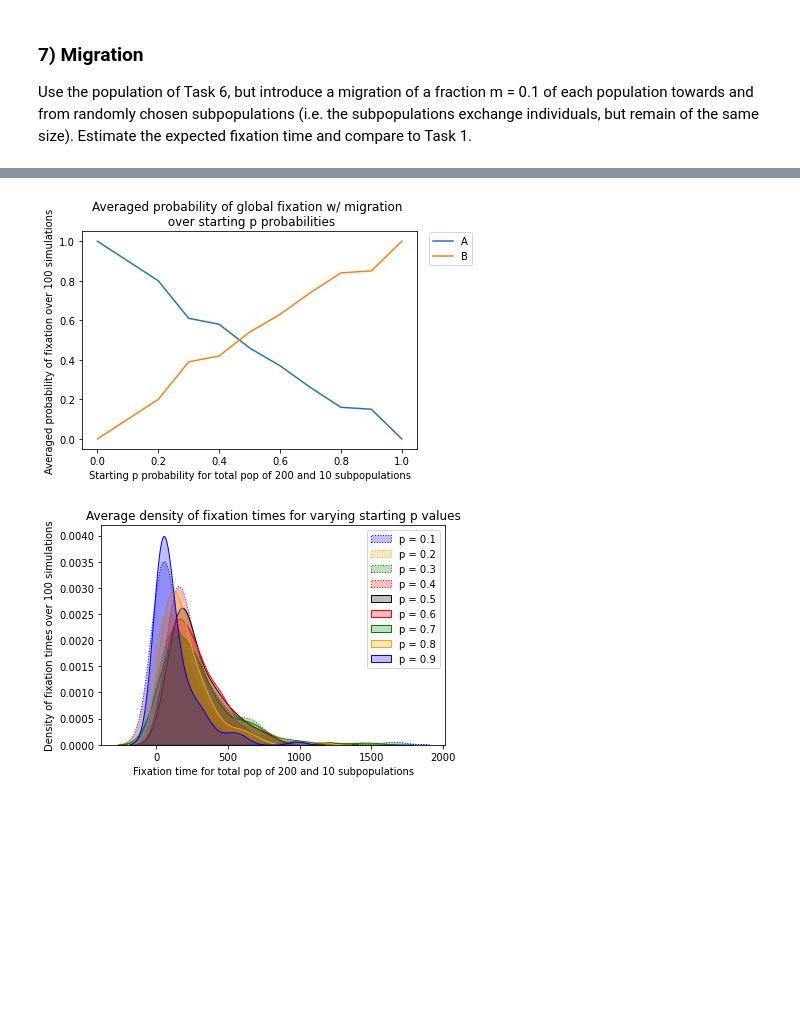
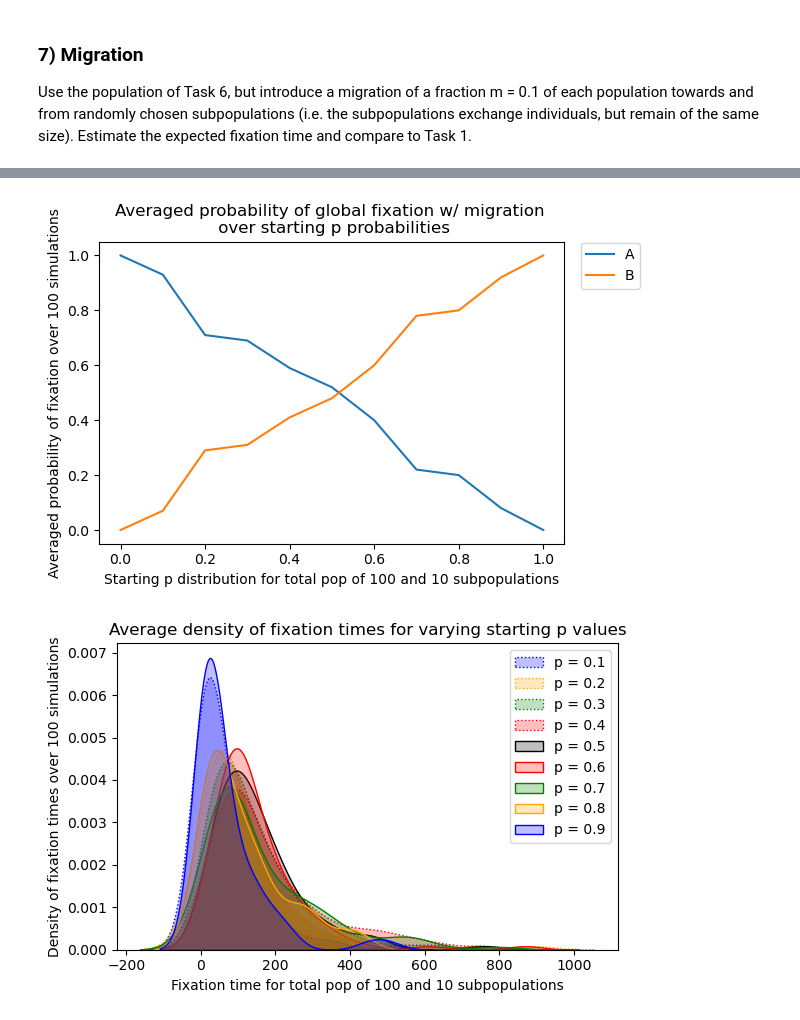
Before and after one commit to yann-zhong/GPOP-Project-YZ, a Jupyter notebook: Project_Yann_Zhong.ipynb, the cells around one changed output, grey strips where cells are left out. Cells and saved outputs as stored; diff of their text form; code cells hidden in the pictures; blank space fills up the shorter version.

```diff
--- a/Project_Yann_Zhong.ipynb
+++ b/Project_Yann_Zhong.ipynb
@@ -14,6 +14,8 @@ import random
 from itertools import groupby
 from __future__ import division
 import seaborn as sns
+import matplotlib as mpl
+mpl.rcParams['figure.dpi'] = 100             # For changing figure size in VScode
 # %% [markdown]
 ### **GPOP: simulating an evolving population**
 The **objective of the project** is the simulation of a simple population-genetics model to observe
@@ -630,0 +704,22 @@ allele frequencies A = 0.6, et B = 0.4
+# %%
+N = 1000
+for s in [0.01, 0.05, 0.1, 0.2, 0.3, 0.5, 0.8]:
+    N_B = 1
+    p = N_B/N
+    list_p = []
+    for i in range(250):
+        p = N_B*(1+s)/(N_B*(1+s)+N-N_B)
+        N_B = p*N
+        list_p.append(p)
+    plt.plot(list_p, label='s='+str(s))
+
+
+plt.legend()
+plt.ylim(0, 1)
+plt.title("Theoretical quantity of allele B in population \n with initial freq of 0.001")
+plt.xlabel("Time in generations")
+plt.ylabel("Proportion of B allele in pop of 1000")
+plt.legend(loc="lower right")
+
+
+plt.show()
@@ -884,7 +1059,7 @@ p_range = np.arange(0,1.1,0.1)      # Test probs from 0.1 to 0.9 in increments (
 q_range = 1 - p_range               # 0.9 to 0.1 (not useful here, though)
 
 generations = 800
-population = 200
+population = 100
 simulations = 100
 subpopulation_nb = 10
 migration_index = 0.1
@@ -895,36 +1070,36 @@ plt.figure()
 plt.plot(np.arange(0,1.1,0.1),ten_fix_probs,label="A")
 plt.plot(np.arange(0,1.1,0.1),list(np.ones(11)-ten_fix_probs),label="B")
 
-plt.xlabel("Starting p probability for total pop of "+str(population)+" and "+str(subpopulation_nb)+" subpopulations")
+plt.xlabel("Starting p distribution for total pop of "+str(population)+" and "+str(subpopulation_nb)+" subpopulations")
 plt.ylabel("Averaged probability of fixation over 100 simulations")
 plt.title("Averaged probability of global fixation w/ migration \n over starting p probabilities")
 plt.legend(bbox_to_anchor=(1.02, 1.02), loc='upper left')
 plt.show()
 
 # Density plot of average fixation times for starting p = 0.1 to 0.9
 
 ten_density_funcs = [migration_get_fix_times_n_fix_alleles(p_range[i],q_range[i],generations,population,subpopulation_nb,migration_index,simulations)[1] for i in range(len(p_range))]
 
 ############
 # ten_density_funcs = [clonal_subpopulations_fix_time_n_prob(p_range[j],q_range[j],generations,population,subpopulation_nb,simulations)[0] for j in range(len(p_range))]
 fig, ax = plt.subplots()
 sns.kdeplot(ten_density_funcs[1],shade=True,color="blue",label="p = 0.1",linestyle ="dotted")
 sns.kdeplot(ten_density_funcs[2],shade=True,color="orange",label="p = 0.2",linestyle ="dotted")
 sns.kdeplot(ten_density_funcs[3],shade=True,color="green",label="p = 0.3",linestyle ="dotted")
 sns.kdeplot(ten_density_funcs[4],shade=True,color="red",label="p = 0.4",linestyle ="dotted")
 sns.kdeplot(ten_density_funcs[5],shade=True,color="black",label="p = 0.5")
 sns.kdeplot(ten_density_funcs[6],shade=True,color="red",label="p = 0.6")
 sns.kdeplot(ten_density_funcs[7],shade=True,color="green",label="p = 0.7")
 sns.kdeplot(ten_density_funcs[8],shade=True,color="orange",label="p = 0.8")
 sns.kdeplot(ten_density_funcs[9],shade=True,color="blue",label="p = 0.9")
 # Note: deliberately made "symmetrical" starting p values the same colors
 
 plt.title("Average density of fixation times for varying starting p values")
 plt.xlabel("Fixation time for total pop of "+str(population)+" and "+str(subpopulation_nb)+" subpopulations")
 plt.ylabel("Density of fixation times over "+ str(simulations)+ " simulations")
 plt.legend(loc='upper right')
 plt.tight_layout()
 plt.show()
 # %% [output]
-[figure, old version]
+[figure, new version]
-[figure, old version]
+[figure, new version]
```
Also changed, not shown: parts of 19 cells of this notebook, 27 other files.
